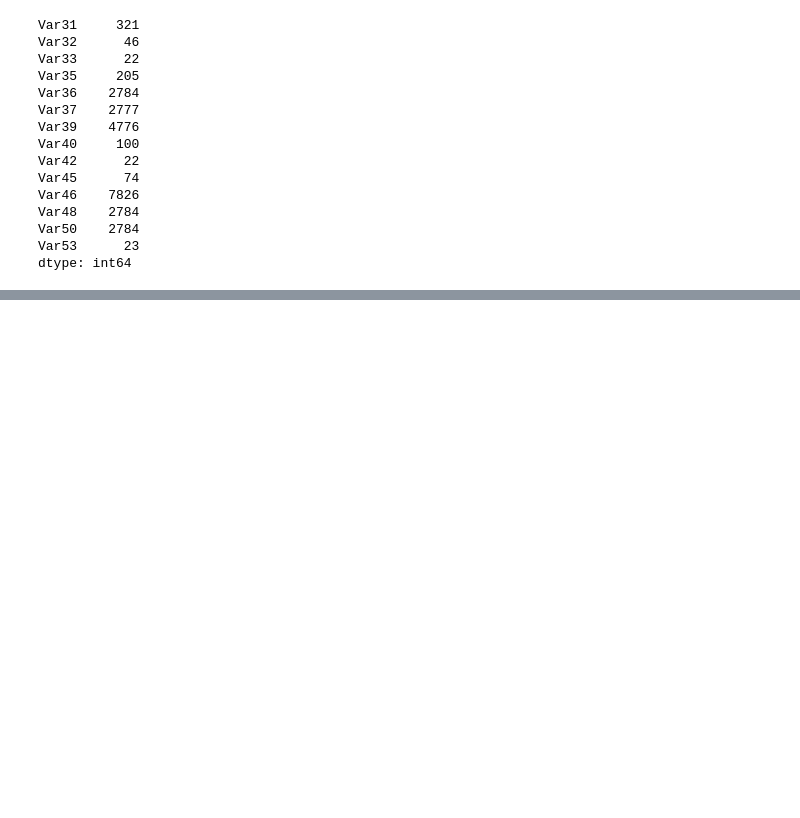
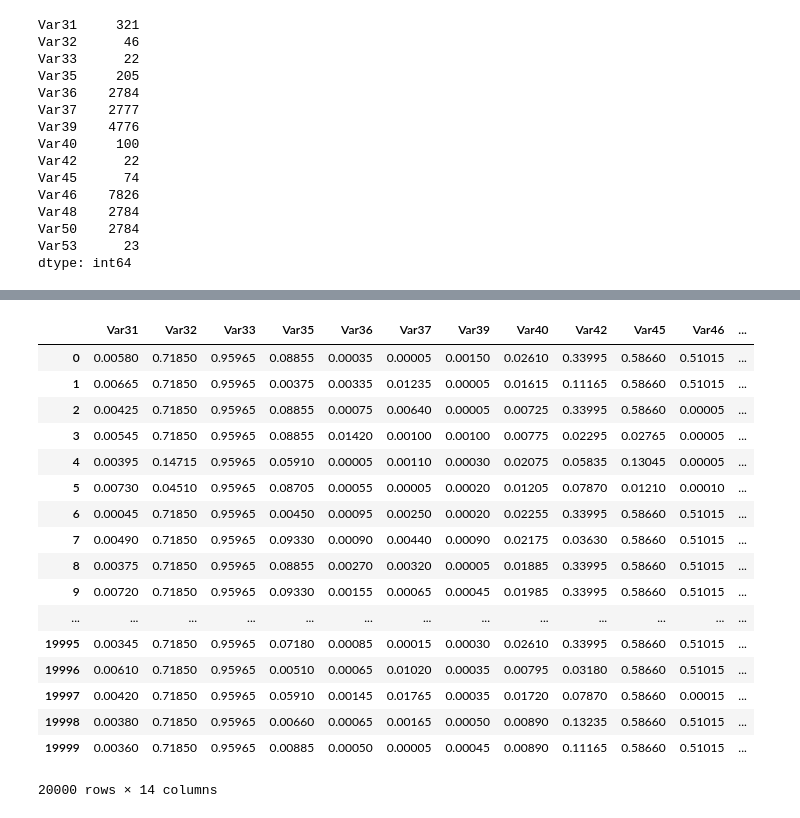
Before and after one commit to suthashok/Miscellaneous_Projects, a Jupyter notebook: case_study.ipynb, the cells around one changed output, grey strips where cells are left out. Saved outputs shown, nothing was run; the diff lists cells and outputs as text; code cells hidden in the pictures; blank space fills up the shorter version.

```diff
--- a/case_study.ipynb
+++ b/case_study.ipynb
@@ -208,0 +256,25 @@ a.to_csv('a.csv')
+# %%
+#Replacing each level with percentage frequnecy
+new_df4_p2 = pd.DataFrame()
+for x in df4_p2.columns:
+    new_df4_p2[x] = df4_p2[x].apply(lambda row: values[x][row]/len(df4_p2))
+new_df4_p2
+# %% [output]
+|  | Var31 | Var32 | Var33 | Var35 | Var36 | Var37 | Var39 | Var40 | Var42 | Var45 | Var46 | ... |
+| 0 | 0.00580 | 0.71850 | 0.95965 | 0.08855 | 0.00035 | 0.00005 | 0.00150 | 0.02610 | 0.33995 | 0.58660 | 0.51015 | ... |
+| 1 | 0.00665 | 0.71850 | 0.95965 | 0.00375 | 0.00335 | 0.01235 | 0.00005 | 0.01615 | 0.11165 | 0.58660 | 0.51015 | ... |
+| 2 | 0.00425 | 0.71850 | 0.95965 | 0.08855 | 0.00075 | 0.00640 | 0.00005 | 0.00725 | 0.33995 | 0.58660 | 0.00005 | ... |
+| 3 | 0.00545 | 0.71850 | 0.95965 | 0.08855 | 0.01420 | 0.00100 | 0.00100 | 0.00775 | 0.02295 | 0.02765 | 0.00005 | ... |
+| 4 | 0.00395 | 0.14715 | 0.95965 | 0.05910 | 0.00005 | 0.00110 | 0.00030 | 0.02075 | 0.05835 | 0.13045 | 0.00005 | ... |
+| 5 | 0.00730 | 0.04510 | 0.95965 | 0.08705 | 0.00055 | 0.00005 | 0.00020 | 0.01205 | 0.07870 | 0.01210 | 0.00010 | ... |
+| 6 | 0.00045 | 0.71850 | 0.95965 | 0.00450 | 0.00095 | 0.00250 | 0.00020 | 0.02255 | 0.33995 | 0.58660 | 0.51015 | ... |
+| 7 | 0.00490 | 0.71850 | 0.95965 | 0.09330 | 0.00090 | 0.00440 | 0.00090 | 0.02175 | 0.03630 | 0.58660 | 0.51015 | ... |
+| 8 | 0.00375 | 0.71850 | 0.95965 | 0.08855 | 0.00270 | 0.00320 | 0.00005 | 0.01885 | 0.33995 | 0.58660 | 0.51015 | ... |
+| 9 | 0.00720 | 0.71850 | 0.95965 | 0.09330 | 0.00155 | 0.00065 | 0.00045 | 0.01985 | 0.33995 | 0.58660 | 0.51015 | ... |
+| ... | ... | ... | ... | ... | ... | ... | ... | ... | ... | ... | ... | ... |
+| 19995 | 0.00345 | 0.71850 | 0.95965 | 0.07180 | 0.00085 | 0.00015 | 0.00030 | 0.02610 | 0.33995 | 0.58660 | 0.51015 | ... |
+| 19996 | 0.00610 | 0.71850 | 0.95965 | 0.00510 | 0.00065 | 0.01020 | 0.00035 | 0.00795 | 0.03180 | 0.58660 | 0.51015 | ... |
+| 19997 | 0.00420 | 0.71850 | 0.95965 | 0.05910 | 0.00145 | 0.01765 | 0.00035 | 0.01720 | 0.07870 | 0.58660 | 0.00015 | ... |
+| 19998 | 0.00380 | 0.71850 | 0.95965 | 0.00660 | 0.00065 | 0.00165 | 0.00050 | 0.00890 | 0.13235 | 0.58660 | 0.51015 | ... |
+| 19999 | 0.00360 | 0.71850 | 0.95965 | 0.00885 | 0.00050 | 0.00005 | 0.00045 | 0.00890 | 0.11165 | 0.58660 | 0.51015 | ... |
+20000 rows × 14 columns
```
Also changed, not shown: parts of 45 cells of this notebook.
